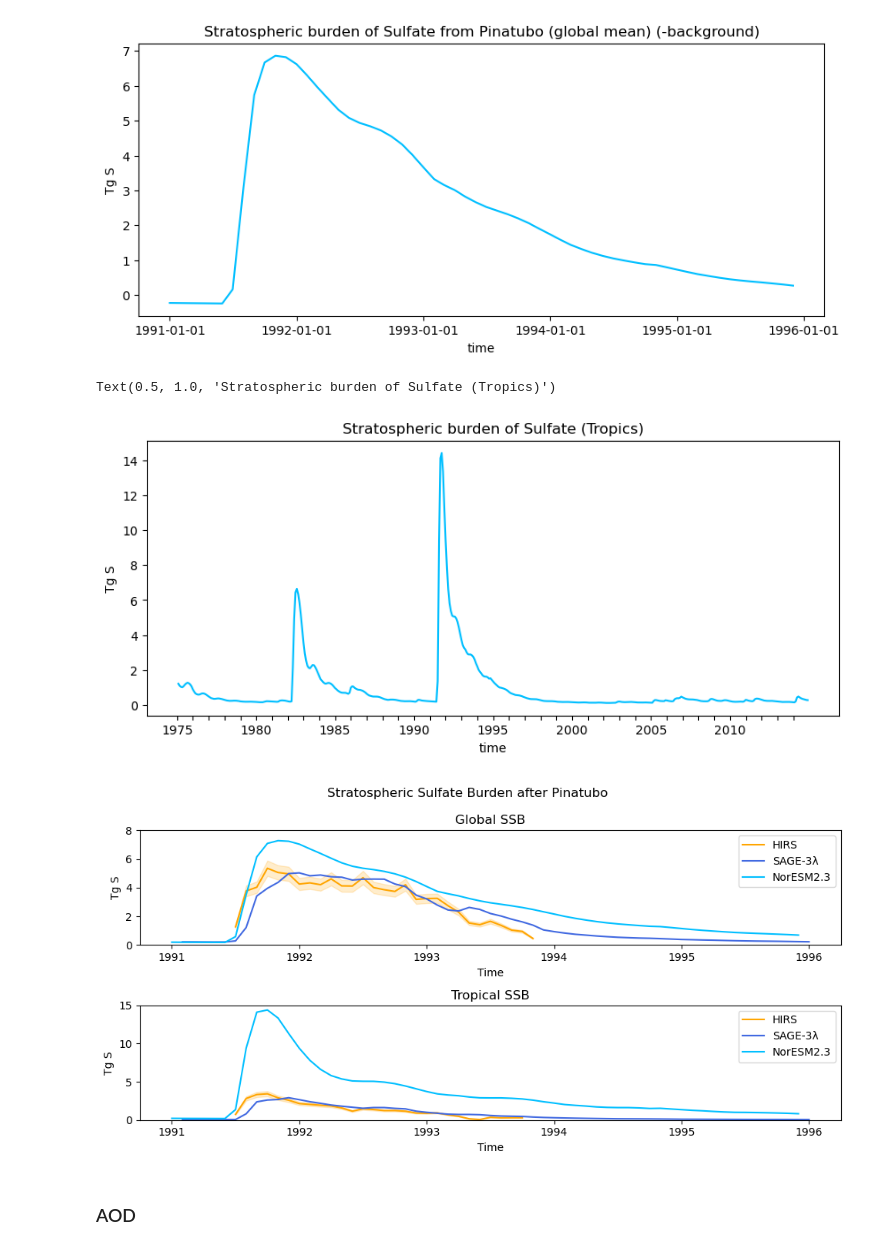
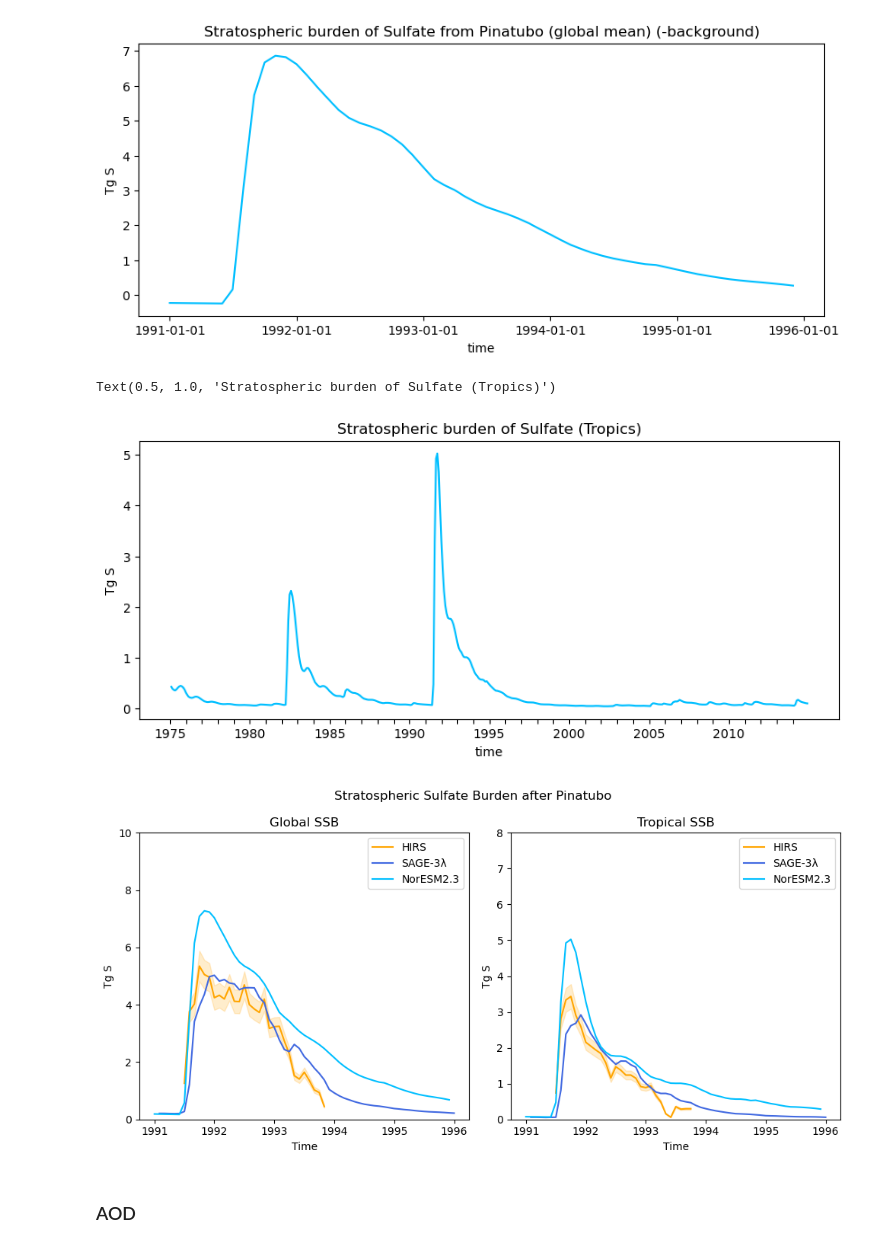
Before and after one commit to EliHHogemo/master_thesis, a Jupyter notebook: sulfur_pinatubo.ipynb, the cells around one changed output. Saved outputs shown, nothing was run; the diff lists cells and outputs as text; code cells hidden in the pictures.

```diff
--- a/sulfur_pinatubo.ipynb
+++ b/sulfur_pinatubo.ipynb
@@ -167,12 +189,19 @@ plt.title("Stratospheric burden of Sulfate from Pinatubo (global mean) (-backgro
 # %% [output]
 Text(0.5, 1.0, 'Stratospheric burden of Sulfate from Pinatubo (global mean) (-background)')
 [figure]
+# %%
+a_glob = 510000000
+h_trop = 4440
+d = 12756
+
+a_trop = np.pi * d * h_trop
+ratio = a_trop/a_glob
 # %%
 p_lev = 100
 so4_trop = mmr_sulf.sel(lat=slice(-20, 20))
 so4_burd_trop = so4_trop.where(so4_trop["lev"] <= p_lev)
 so4_burd_trop = so4_burd_trop.weighted(weighted_lat).mean(dim=["lat", "lon", "lev"])
-so4_burden_trop = so4_burd_trop * M_strat_air *10**(-12)
+so4_burden_trop = so4_burd_trop * M_strat_air * ratio *10**(-12)
 so4_burden_TgS_trop = so4_burden_trop * c
 so4_burden_TgS_trop_Pin = so4_burden_TgS_trop.sel(time=[t for t in so4_burden_TgS_trop.time.values if 1991 <= t.year <= 1995])
 
@@ -188,6 +217,6 @@ plt.xticks(
 plt.title("Stratospheric burden of Sulfate (Tropics)")
 # %% [output]
 Text(0.5, 1.0, 'Stratospheric burden of Sulfate (Tropics)')
-[figure, old version]
+[figure, new version]
 # %%
 path_obs = "/nird/projects/NS1004K/elihho/obs_pinatubo/dataset/Observation"
@@ -194,60 +235,48 @@ path_obs = "/nird/projects/NS1004K/elihho/obs_pinatubo/dataset/Observation"
 # %%
-hirs_sulf_burd = pd.read_csv(f"{path_obs}/hirs_sulf_burd.txt", delim_whitespace=True, header=0,  index_col=0)
-sage3l_sulf_burd = pd.read_csv(f"{path_obs}/sage3l_sulf_burd.txt", delim_whitespace=True, header=0,  index_col=0)
-
-start = pd.Timestamp("1991-01-01")
-months = [int(c) for c in hirs_sulf_burd.columns]
-dates = [start + pd.DateOffset(months=m) for m in months]
-hirs_sulf_burd.columns = dates
-
-months_sage = [int(c) for c in sage3l_sulf_burd.columns]
-dates_sage = [start + pd.DateOffset(months=m) for m in months_sage]
-sage3l_sulf_burd.columns = dates_sage
-
 total = hirs_sulf_burd.loc["Total_burden"].astype(float)
 trop  = hirs_sulf_burd.loc["Tropical_burden"].astype(float)
 err_total = hirs_sulf_burd.loc["Total_burden_error"].astype(float)
 err_trop =  hirs_sulf_burd.loc["Tropical_burden_error"].astype(float)
-
 total_sage = sage3l_sulf_burd.loc["Global"].astype(float)
 trop_sage  = sage3l_sulf_burd.loc["Tropical"].astype(float)
+
 obs_time = np.array([t.year + (t.month-1)/12 for t in total_sage.index])
 obs_time_hirs = np.array([t.year + (t.month-1)/12 for t in total.index])
 time_years = np.array([t.year + (t.month-1)/12 for t in so4_burd_Pinatubo.time.values])
 
 obs_time_trop = np.array([t.year + (t.month-1)/12 for t in trop_sage.index])
 obs_time_hirs_trop = np.array([t.year + (t.month-1)/12 for t in trop.index])
 time_years_trop = np.array([t.year + (t.month-1)/12 for t in so4_burden_TgS_trop_Pin.time.values])
 
-fig, ax = plt.subplots(2, 1, figsize=(10, 5))
+fig, ax = plt.subplots(1, 2, figsize=(10, 5))
 ax[0].plot(obs_time_hirs, total, color="orange", label="HIRS")
 ax[0].fill_between(obs_time_hirs, total - err_total, total + err_total,
                  color="orange", alpha=0.2)
 ax[0].plot(obs_time, total_sage, color="royalblue", label="SAGE-3λ")
 ax[0].plot(time_years, so4_burd_Pinatubo, color = "deepskyblue", label = "NorESM2.3")
 ax[0].set_xlabel("Time")
 ax[0].set_ylabel("Tg S")
-ax[0].set_ylim(0,8)
+ax[0].set_ylim(0,10)
 ax[0].set_title("Global SSB")
 ax[0].legend()
 
 ax[1].plot(obs_time_hirs_trop,  trop,  color="orange", label="HIRS")
 ax[1].fill_between(obs_time_hirs_trop, trop - err_trop, trop + err_trop,
                  color="orange", alpha=0.2)
 ax[1].plot(obs_time_trop, trop_sage, color="royalblue", label="SAGE-3λ")
 ax[1].plot(time_years_trop, so4_burden_TgS_trop_Pin, color = "deepskyblue", label = "NorESM2.3" )
 ax[1].set_xlabel("Time")
 ax[1].set_ylabel("Tg S")
-ax[1].set_ylim(0,15)
+ax[1].set_ylim(0,8)
 ax[1].set_title("Tropical SSB")
 ax[1].legend()
 
 
 fig.suptitle("Stratospheric Sulfate Burden after Pinatubo")
 plt.tight_layout()
 plt.show()
 # %% [output]
-[figure, old version]
+[figure, new version]
 # %% [markdown]
 ### AOD
 # %%
```
Also changed, not shown: parts of 6 cells of this notebook.
